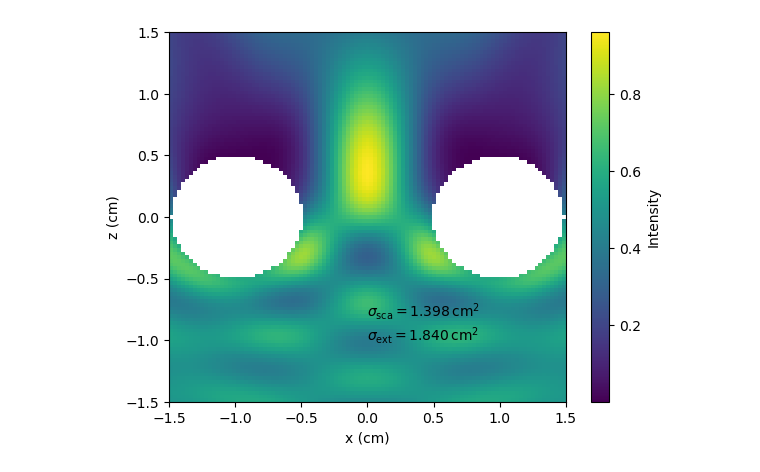
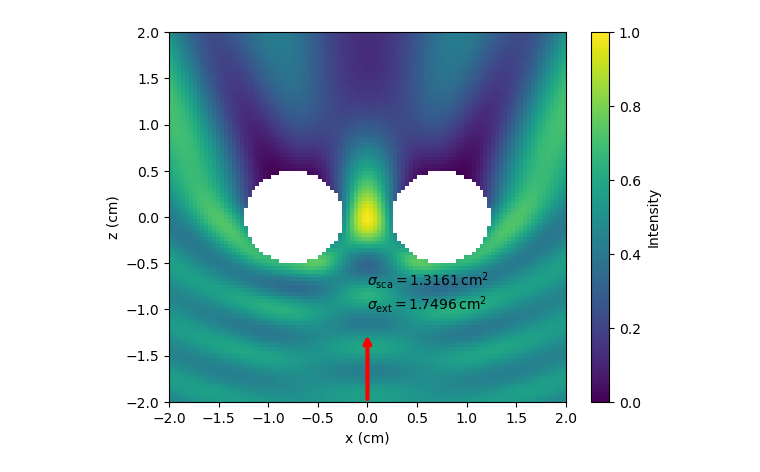
Before and after one commit to NikUstimenko/acoustotreams, a Jupyter notebook: docs/examples/cluster.ipynb, the cells around one changed output. Drawn from its saved outputs; the diff is of its cells as text; code cells hidden in the pictures.

```diff
--- a/docs/examples/cluster.ipynb
+++ b/docs/examples/cluster.ipynb
@@ -11,8 +11,8 @@ lmax = 3
 radii = [0.005, 0.005]
 positions = np.array(
     [
-        [0.01, 0, 0],
-        [-0.01, 0, 0],
+        [0.0075, 0, 0],
+        [-0.0075, 0, 0],
     ]
 )
 
@@ -20,12 +20,11 @@ spheres = [acoutreams.AcousticTMatrix.sphere(lmax, k0, r, materials) for r in ra
 tm = acoutreams.AcousticTMatrix.cluster(spheres, positions).interaction.solve()
 inc = acoutreams.plane_wave_scalar([0, 0, tm.k0], k0=tm.k0, material=tm.material)
 sca = tm.sca(inc)
-ks = k0 * 343 / 1497
 xs = tm.xs(inc)
 # %%
-x = np.linspace(-0.015, 0.015, 101)
-z = np.linspace(-0.015, 0.015, 101)
-def compute_intensity(i, j):
+x = np.linspace(-0.02, 0.02, 101)
+z = np.linspace(-0.02, 0.02, 101)
+def compute_intensity(i, j, tm, radii, inc, sca):
     r = [x[j], 0, z[i]]
     result = 0
     if tm.valid_points(r, radii):
@@ -33,31 +32,42 @@ def compute_intensity(i, j):
     else:
         result = np.nan
     return i, j, result
-results = Parallel(n_jobs=-1)(
-    delayed(compute_intensity)(i, j) for i in range(len(z)) for j in range(len(x))
-)
-intensity = np.zeros((len(z), len(x)))
-for i, j, result in results:
-    intensity[i, j] = result
+# %%
+results = Parallel(n_jobs=-1)(
+    delayed(compute_intensity)(i, j, tm, radii, inc, sca) for i in range(len(z)) for j in range(len(x))
+)
+intensity = np.zeros((len(z), len(x)))
+for i, j, result in results:
+    intensity[i, j] = result
 # %%
 fig, ax = plt.subplots()
 cax = ax.imshow(
-    intensity,
+    intensity, vmin=0, vmax=1,
     extent = [x.min() * 100, x.max() * 100, z.min() * 100, z.max() * 100],
     aspect='auto',
     origin='lower',
 )
 cb = plt.colorbar(cax)
 cb.set_label("Intensity")
 ax.set_xlabel("x (cm)")
 ax.set_ylabel("z (cm)")
 ax.text(
     0, -1,
     r"$\sigma_{\mathrm{sca}} = "
-    f"{xs[0] * 10000:.3f}\,$cm$^2$\n"
+    f"{xs[0] * 10000:.4f}\,$cm$^2$\n"
     r"$\sigma_{\mathrm{ext}} = "
-    f"{xs[1] * 10000:.3f}\,$cm$^2$"
+    f"{xs[1] * 10000:.4f}\,$cm$^2$"
+)
+ax.annotate(
+    "",
+    xy=(0, -1.25),
+    xytext=(0, -2),
+    arrowprops=dict(
+        arrowstyle="->",
+        lw=3,
+        color="red"
+    )
 )
 plt.show()
 # %% [output]
-[figure, old version]
+[figure, new version]
```
Also changed, not shown: parts of 8 cells of this notebook, 2 other files.
